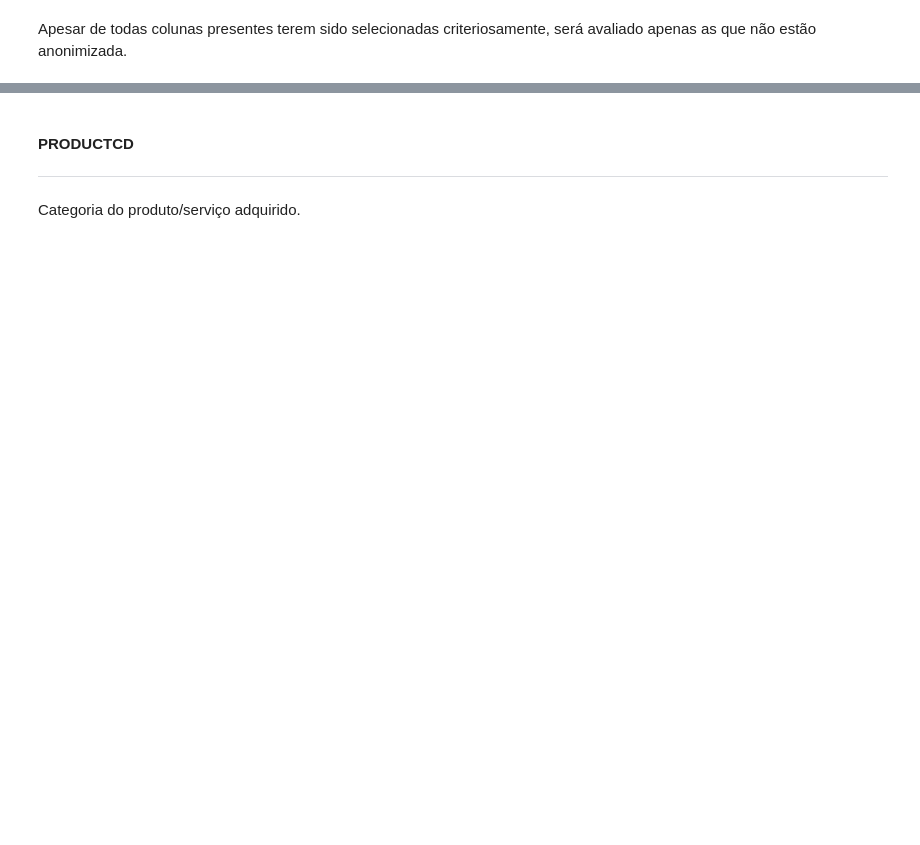
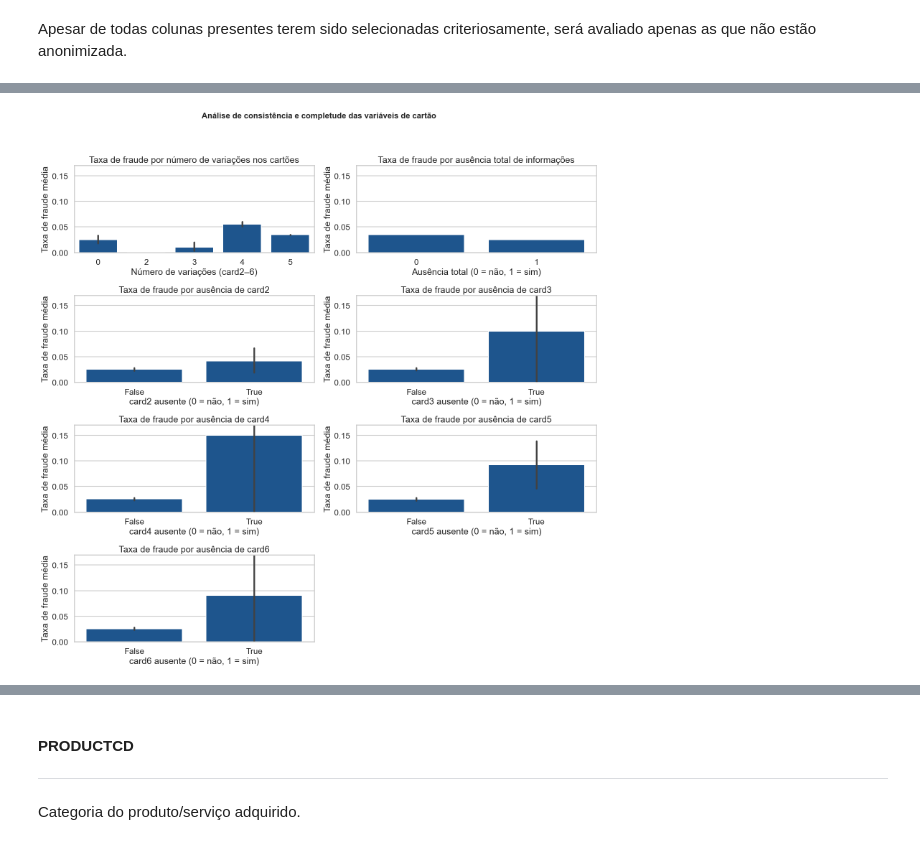
Before and after one commit to MatSchualtz/Anomaly_Detection_4BankFraud, a Jupyter notebook: notebooks/02_preprocessing.ipynb, the cells around one changed output, grey strips where cells are left out. Drawn from its saved outputs; the diff is of its cells as text; code cells hidden in the pictures; blank space fills up the shorter version.

```diff
--- a/notebooks/02_preprocessing.ipynb
+++ b/notebooks/02_preprocessing.ipynb
@@ -102,0 +170,85 @@ Apesar de todas colunas presentes terem sido selecionadas criteriosamente, será
+# %%
+
+cards = ['card2', 'card3', 'card4', 'card5', 'card6']
+
+df_card_info = df_final.copy()
+df_card_info['num_card_diffs'] = df_card_info[cards].nunique(axis=1)
+df_card_info['missing_card_info'] = df_card_info[cards].isna().all(axis=1).astype(int)
+
+for col in cards:
+    df_card_info[f'{col}_missing'] = df_card_info[col].isna().astype(int)
+
+card_summary = {}
+for col in cards:
+    grouped = df_card_info.groupby(f'{col}_missing')['isFraud'].mean()
+    card_summary[col] = {
+        'taxa_presente': grouped.get(0, float('nan')),
+        'taxa_ausente': grouped.get(1, float('nan'))
+    }
+
+
+sns.set(style="whitegrid", palette="Blues_r", context="talk")
+
+cards = ['card2', 'card3', 'card4', 'card5', 'card6']
+
+fig = plt.figure(figsize=(16, 16))
+gs = gridspec.GridSpec(4, 2, figure=fig, height_ratios=[1, 1, 1, 1])
+y_max = 0.17
+
+ax0 = fig.add_subplot(gs[0, 0])
+sns.barplot(
+    x='num_card_diffs',
+    y='isFraud',
+    data=df_card_info,
+    estimator='mean',
+    ax=ax0
+)
+ax0.set_title('Taxa de fraude por número de variações nos cartões')
+ax0.set_xlabel('Número de variações (card2–6)')
+ax0.set_ylabel('Taxa de fraude média')
+ax0.set_ylim(0, y_max)
+
+ax1 = fig.add_subplot(gs[0, 1])
+missing_rates = df_card_info.groupby('missing_card_info')['isFraud'].mean().reset_index()
+sns.barplot(
+    data=missing_rates,
+    x='missing_card_info',
+    y='isFraud',
+    ax=ax1
+)
+ax1.set_title('Taxa de fraude por ausência total de informações')
+ax1.set_xlabel('Ausência total (0 = não, 1 = sim)')
+ax1.set_ylabel('Taxa de fraude média')
+ax1.set_ylim(0, y_max)
+
+for i, col in enumerate(cards):
+    row = 1 + i // 2
+    col_idx = i % 2
+    if i == 4:
+        ax = fig.add_subplot(gs[3, 0])
+    else:
+        ax = fig.add_subplot(gs[row, col_idx])
+
+    tmp = df_card_analysis.groupby('card1').agg(
+        isFraud=('isFraud', 'first'),
+        missing=(col, lambda x: x.isna().all())
+    ).reset_index()
+
+    sns.barplot(
+        data=tmp,
+        x='missing',
+        y='isFraud',
+        ax=ax
+    )
+    ax.set_title(f'Taxa de fraude por ausência de {col}')
+    ax.set_xlabel(f'{col} ausente (0 = não, 1 = sim)')
+    ax.set_ylabel('Taxa de fraude média')
+    ax.set_ylim(0, y_max)
+
+fig.add_subplot(gs[3, 1]).axis('off')
+
+plt.suptitle('Análise de consistência e completude das variáveis de cartão', fontsize=16, fontweight='bold')
+plt.tight_layout(rect=[0, 0, 1, 0.95])
+plt.show()
+# %% [output]
+[figure, added]
```
Also changed, not shown: parts of 67 cells of this notebook, 3 other files.
